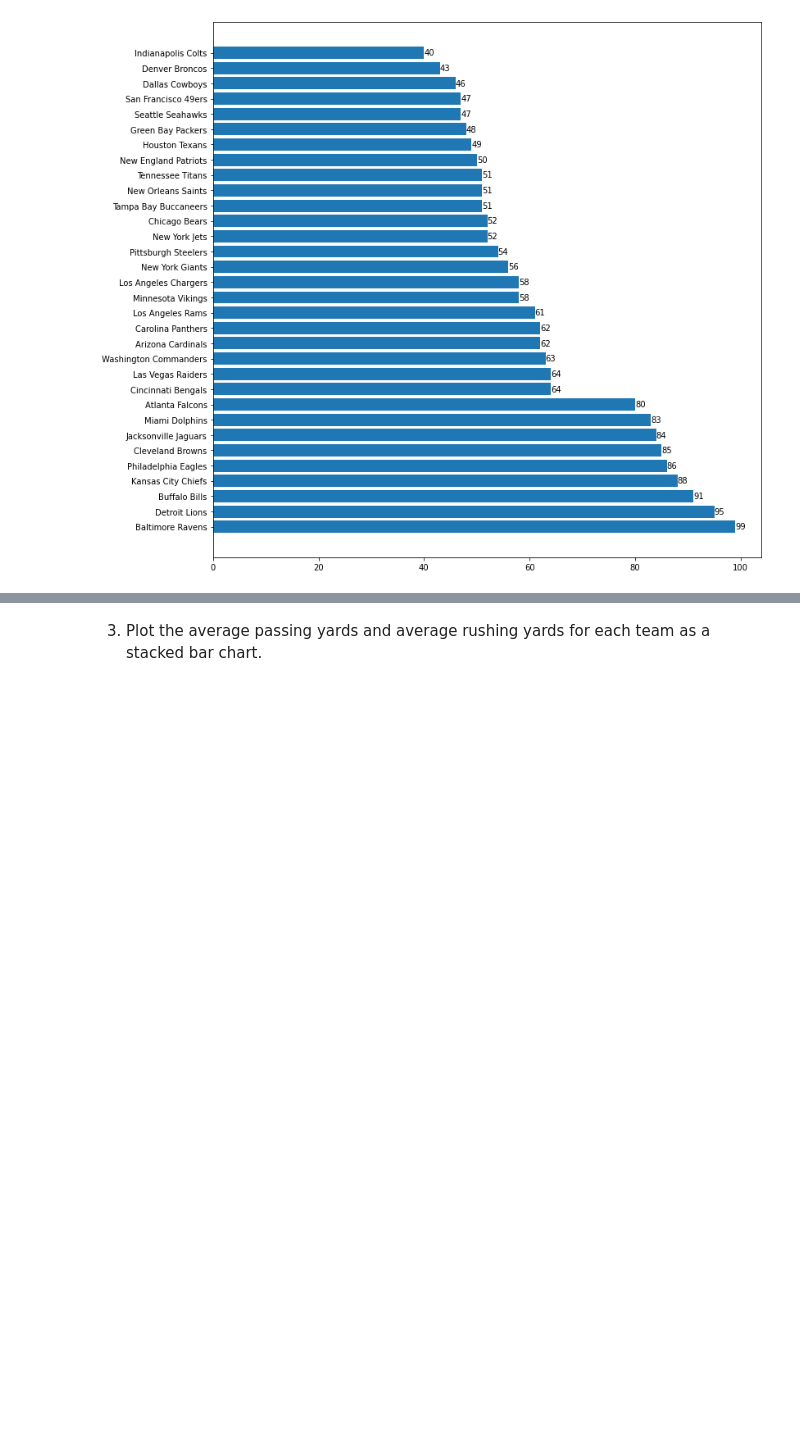
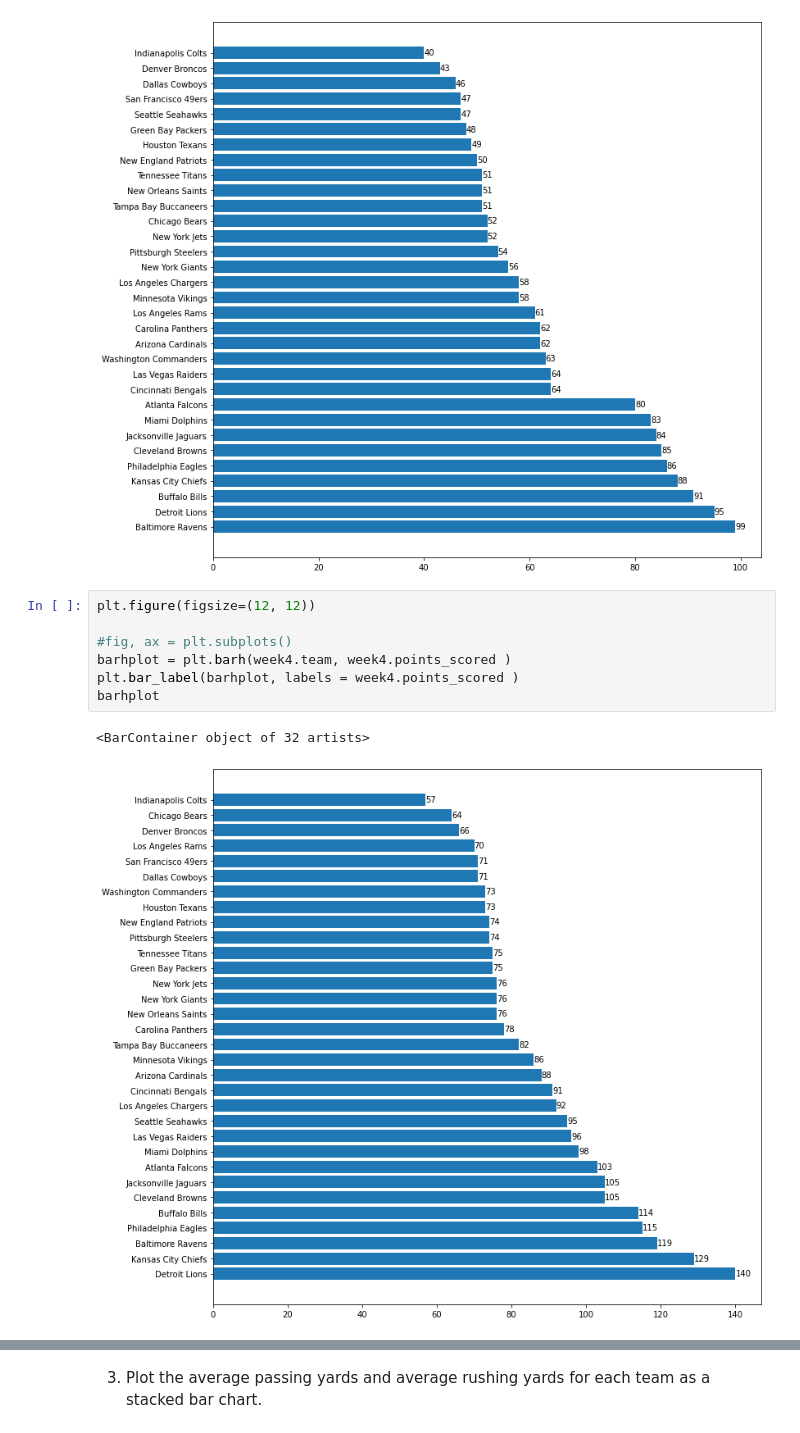
Before and after one commit to SheltonBlackwell/cis277-fa22-Lab5, a Jupyter notebook: Lab5.ipynb, the cells around one changed output, grey strips where cells are left out. Drawn from its saved outputs; the diff is of its cells as text; blank space fills up the shorter version.

```diff
--- a/Lab5.ipynb
+++ b/Lab5.ipynb
@@ -104,3 +65,13 @@ barhplot
 # %% [output]
 <BarContainer object of 32 artists>
 [figure]
+# %%
+plt.figure(figsize=(12, 12))
+
+#fig, ax = plt.subplots()
+barhplot = plt.barh(week4.team, week4.points_scored )
+plt.bar_label(barhplot, labels = week4.points_scored )
+barhplot
+# %% [output]
+<BarContainer object of 32 artists>
+[figure, added]
```
Also changed, not shown: parts of 21 cells of this notebook.
